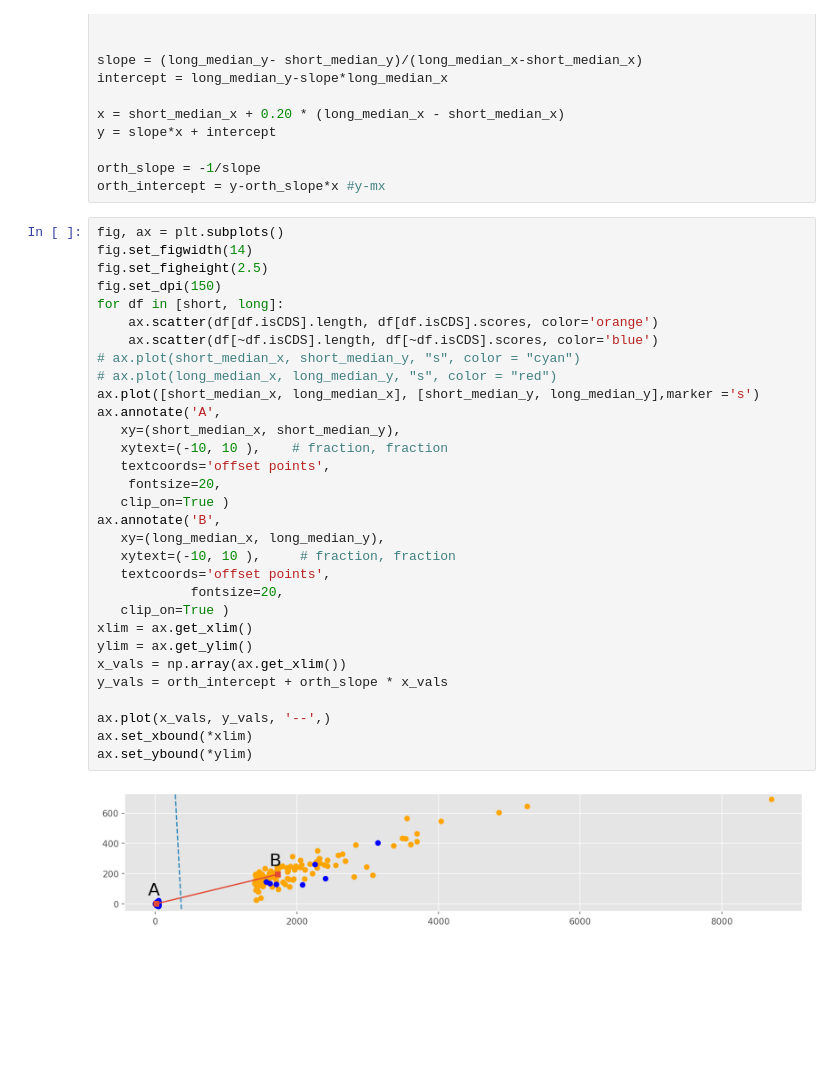
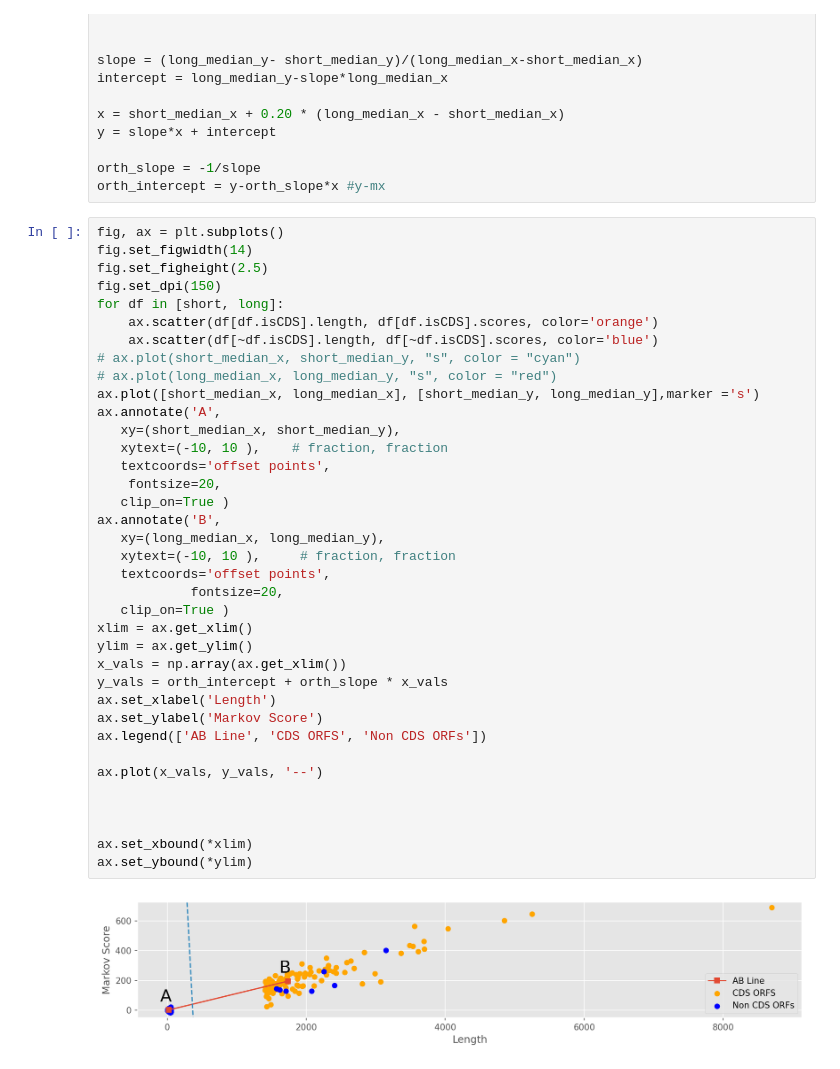
Before and after one commit to krishansubudhi/UW_CompBio, a Jupyter notebook: Assignment5/notebooks/plot.ipynb, the cells around one changed output. Cells and saved outputs as stored; diff of their text form; blank space fills up the shorter version.

Commit message:
final plot notebook

```diff
--- a/Assignment5/notebooks/plot.ipynb
+++ b/Assignment5/notebooks/plot.ipynb
@@ -165,32 +173,38 @@ orth_intercept = y-orth_slope*x #y-mx
 fig, ax = plt.subplots()
 fig.set_figwidth(14)
 fig.set_figheight(2.5)
 fig.set_dpi(150)
 for df in [short, long]:
     ax.scatter(df[df.isCDS].length, df[df.isCDS].scores, color='orange')
     ax.scatter(df[~df.isCDS].length, df[~df.isCDS].scores, color='blue')
 # ax.plot(short_median_x, short_median_y, "s", color = "cyan")
 # ax.plot(long_median_x, long_median_y, "s", color = "red")
 ax.plot([short_median_x, long_median_x], [short_median_y, long_median_y],marker ='s')
 ax.annotate('A',
    xy=(short_median_x, short_median_y),
    xytext=(-10, 10 ),    # fraction, fraction
    textcoords='offset points',
     fontsize=20,
    clip_on=True )
 ax.annotate('B',
    xy=(long_median_x, long_median_y),
    xytext=(-10, 10 ),     # fraction, fraction
    textcoords='offset points',
             fontsize=20,
    clip_on=True )
 xlim = ax.get_xlim()
 ylim = ax.get_ylim()
 x_vals = np.array(ax.get_xlim())
 y_vals = orth_intercept + orth_slope * x_vals
+ax.set_xlabel('Length')
+ax.set_ylabel('Markov Score')
+ax.legend(['AB Line', 'CDS ORFS', 'Non CDS ORFs'])
 
-ax.plot(x_vals, y_vals, '--',)
+ax.plot(x_vals, y_vals, '--')
+
+
+
 ax.set_xbound(*xlim)
 ax.set_ybound(*ylim)
 # %% [output]
-[figure, old version]
+[figure, new version]
```
Also changed, not shown: parts of 10 cells of this notebook.
